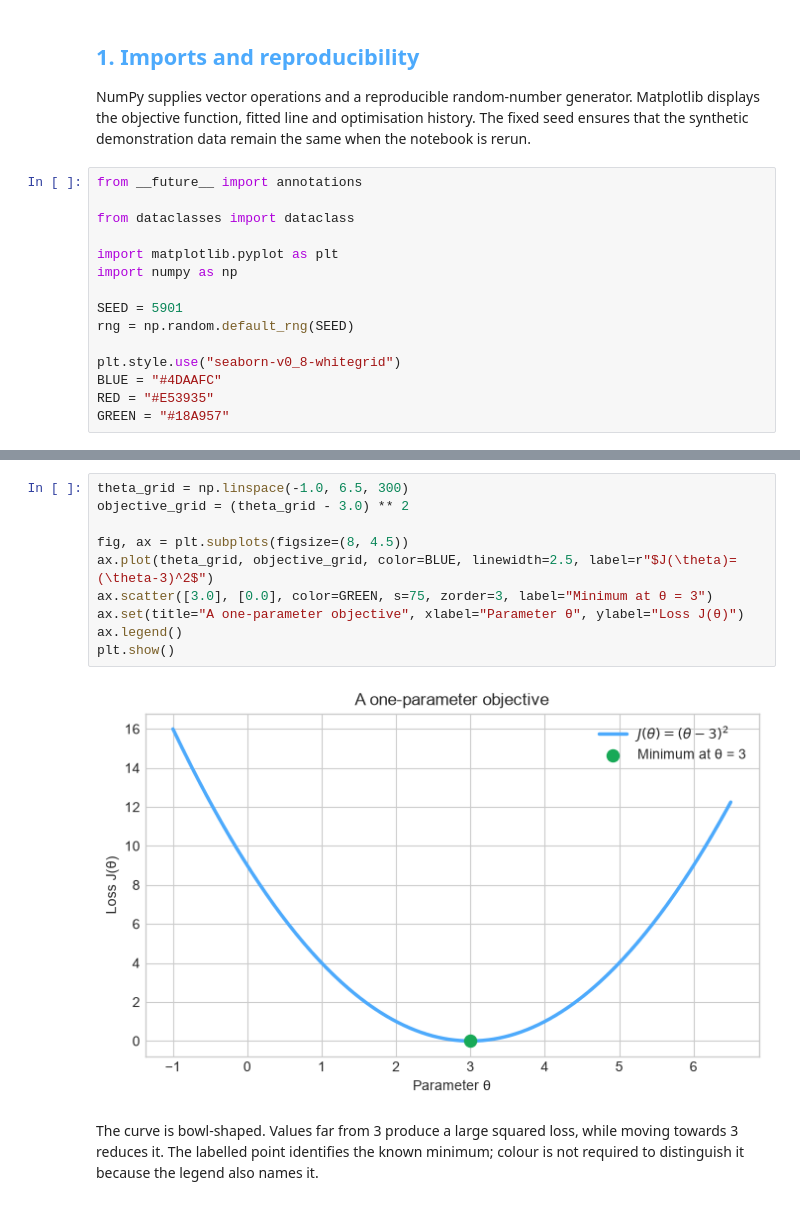
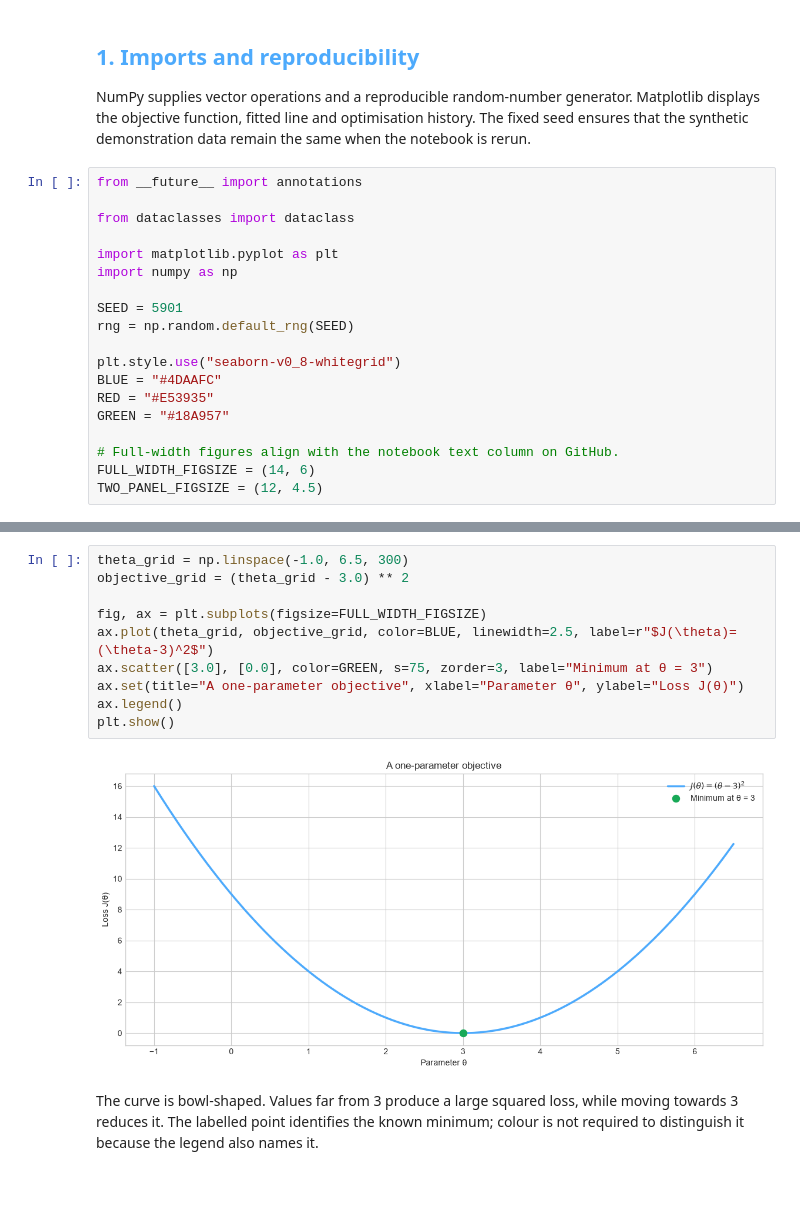
Before and after one commit to Ch3rry-Pi3-Learning-Labs/data-science-labs, a Jupyter notebook: notebooks/01-foundations/gradient-descent/01-gradient-descent-from-intuition-to-implementation.ipynb, the cells around one changed output, grey strips where cells are left out. Drawn from its saved outputs; the diff is of its cells as text.

Commit message:
Improve notebook figures tables and equations

```diff
--- a/notebooks/01-foundations/gradient-descent/01-gradient-descent-from-intuition-to-implementation.ipynb
+++ b/notebooks/01-foundations/gradient-descent/01-gradient-descent-from-intuition-to-implementation.ipynb
@@ -75,6 +78,10 @@ plt.style.use("seaborn-v0_8-whitegrid")
 BLUE = "#4DAAFC"
 RED = "#E53935"
 GREEN = "#18A957"
+
+# Full-width figures align with the notebook text column on GitHub.
+FULL_WIDTH_FIGSIZE = (14, 6)
+TWO_PANEL_FIGSIZE = (12, 4.5)
 # %% [markdown]
 <a id="optimisation-problem"></a>
 ## <font color="#4DAAFC"><strong>2. The optimisation problem</strong></font>
@@ -144,15 +155,15 @@ This example gives us a known destination. It allows us to inspect how gradient
 # %%
 theta_grid = np.linspace(-1.0, 6.5, 300)
 objective_grid = (theta_grid - 3.0) ** 2
 
-fig, ax = plt.subplots(figsize=(8, 4.5))
+fig, ax = plt.subplots(figsize=FULL_WIDTH_FIGSIZE)
 ax.plot(theta_grid, objective_grid, color=BLUE, linewidth=2.5, label=r"$J(\theta)=(\theta-3)^2$")
 ax.scatter([3.0], [0.0], color=GREEN, s=75, zorder=3, label="Minimum at θ = 3")
 ax.set(title="A one-parameter objective", xlabel="Parameter θ", ylabel="Loss J(θ)")
 ax.legend()
 plt.show()
 # %% [output]
-[figure, old version]
+[figure, new version]
 # %% [markdown]
 The curve is bowl-shaped. Values far from 3 produce a large squared loss, while moving towards 3 reduces it. The labelled point identifies the known minimum; colour is not required to distinguish it because the legend also names it.
 # %% [markdown]
```
Also changed, not shown: parts of 12 cells of this notebook, 4 other files.
